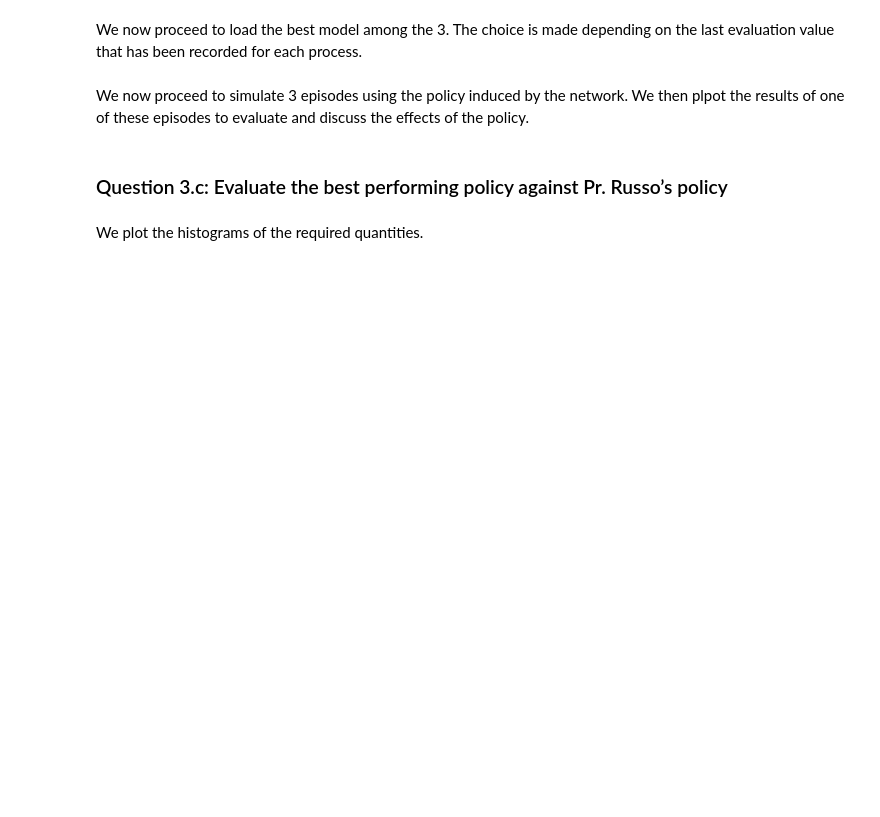
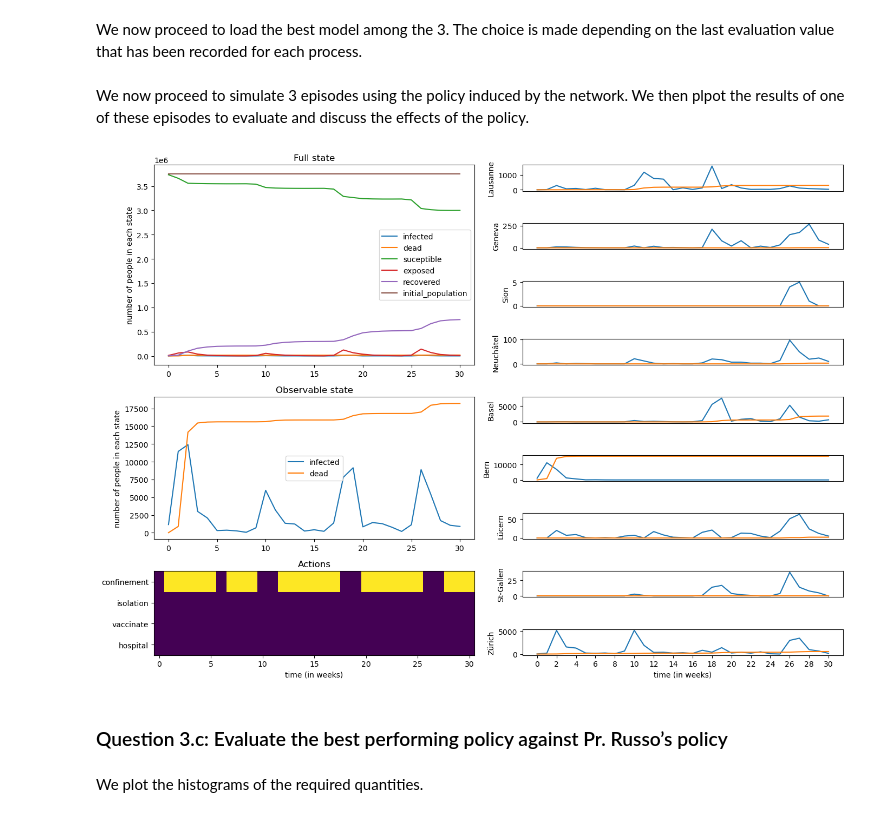
Before and after one commit to RiccardoBrioschi/DQN_Project, a Jupyter notebook: PROJECT DQN .ipynb, the cells around one changed output. Cells and saved outputs as stored; diff of their text form; code cells hidden in the pictures; blank space fills up the shorter version.

```diff
--- a/PROJECT DQN .ipynb
+++ b/PROJECT DQN .ipynb
@@ -881,36 +924,38 @@ for i_episode in range(3):
 
     episode_log = []
 
     # Initialize the environment and get its state (moving it to the device)
     state, info = env.reset(seeds[i_episode])
     episode_log.append(info)
     state = torch.tensor(state, device=device)
 
     # We run an episode
     for t in range(num_weeks):
 
         action = agent.act(state, DECREASE_FLAG, False, i_episode)
         obs, reward, done, info = env.step(action.item())
         episode_log.append(info)
 
         if done: # in our case it corresponds to 30 weeks
             next_state = None
         else:
             next_state = torch.tensor(obs, device=device)
 
         # Move to the next state
         state = next_state
 
         if done:
             break
 
     log.append(episode_log)
 
-total_secondepisode = {p:np.array([getattr(l.total,p) for l in log[0]]) for p in dyn.parameters}
-cities_secondepisode = {c:{p:np.array([getattr(l.city[c],p) for l in log[0]]) for p in dyn.parameters} for c in dyn.cities}
-actions_secondepisode = {a:np.array([l.action[a] for l in log[1]]) for a in log[0][0].action.keys()}
+total_secondepisode = {p:np.array([getattr(l.total,p) for l in log[2]]) for p in dyn.parameters}
+cities_secondepisode = {c:{p:np.array([getattr(l.city[c],p) for l in log[2]]) for p in dyn.parameters} for c in dyn.cities}
+actions_secondepisode = {a:np.array([l.action[a] for l in log[1]]) for a in log[2][0].action.keys()}
 
 plot_info(total_secondepisode, cities_secondepisode, actions_secondepisode)
+# %% [output]
+[figure, added]
 # %% [markdown]
 ### Question 3.c: Evaluate the best performing policy against Pr. Russo’s policy
 # %%
```
Also changed, not shown: parts of 30 cells of this notebook, 1 other file.
